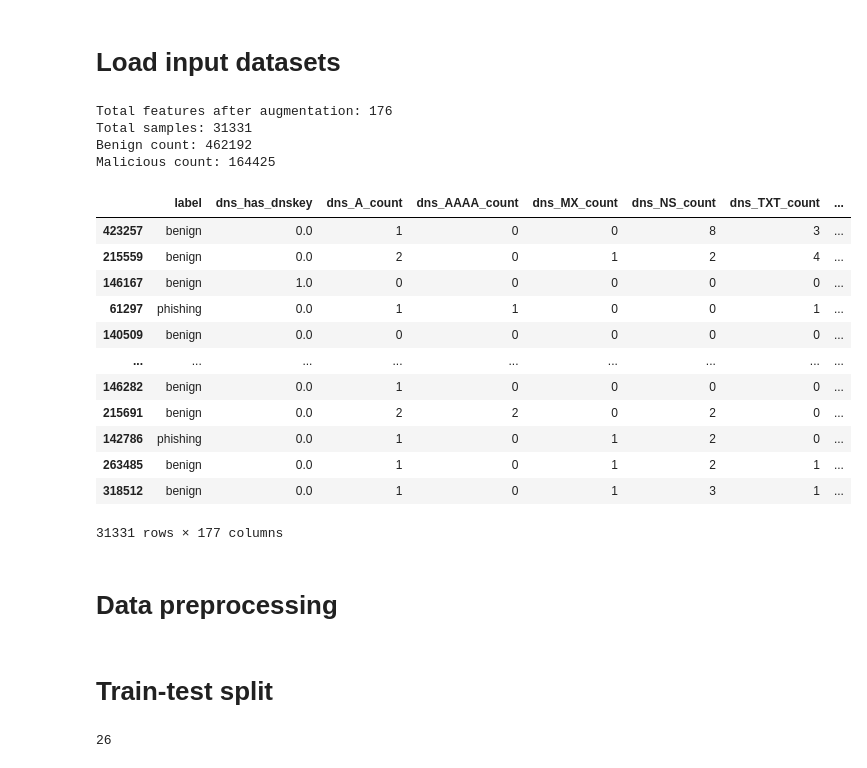
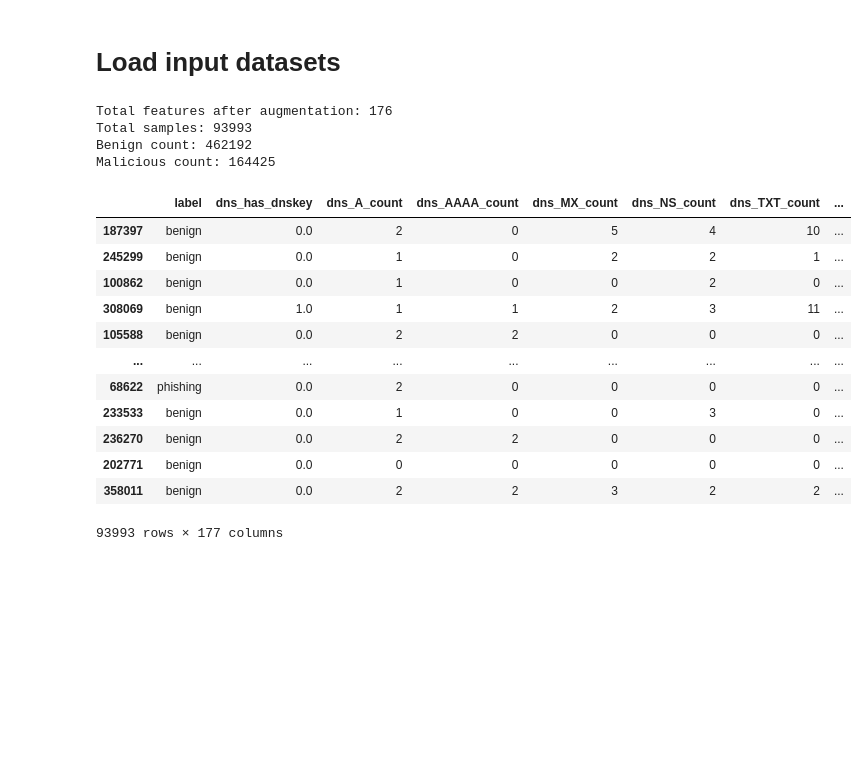
Before and after one commit to poli-cz/Domain-Ensemble-pipeline, a Jupyter notebook: src/pycaret.ipynb, the cells around one changed output. Drawn from its saved outputs; the diff is of its cells as text; code cells hidden in the pictures; blank space fills up the shorter version.

```diff
--- a/src/pycaret.ipynb
+++ b/src/pycaret.ipynb
@@ -84,7 +85,7 @@ class_map = {benign_label: 0, malicious_label: 1}
 # ===================
 # AUTO BALANCING !!!
 # Subsample benign to match the size of malicious
-# df_benign = df_benign.sample(n=len(df_malicious))
+#df_benign = df_benign.sample(n=len(df_malicious))
 # ===================
 
 # Concatentate benign and malicious
@@ -108,46 +109,44 @@ df = cast_timestamp(df)
 # Handle NaNs
 df.fillna(-1, inplace=True)
 
 
 # SUBSAMPLE1 (OPTIONAL)
-subsample = 1.00 # 1.0 means no subsample
+subsample = 0.15 # 1.0 means no subsample
 if subsample < 1.0:
     df = df.sample(frac=subsample)
 
 # Drop the domain name column
 df.drop("domain_name", axis=1, inplace=True)
 
 
 labels = df['label'].apply(lambda x: class_map[x]) # y vector
 features = df.drop('label', axis=1).copy() # X matrix
 
 
 print(f"Total features after augmentation: {features.shape[1]}")
 
 print(f"Total samples: {len(df)}")
 print(f"Benign count: {len(df_benign)}")
 print(f"Malicious count: {len(df_malicious)}")
 
 
 
 df
 # %% [output]
 Total features after augmentation: 176
-Total samples: 31331
+Total samples: 93993
 Benign count: 462192
 Malicious count: 164425
 |  | label | dns_has_dnskey | dns_A_count | dns_AAAA_count | dns_MX_count | dns_NS_count | dns_TXT_count | ... |
-| 423257 | benign | 0.0 | 1 | 0 | 0 | 8 | 3 | ... |
-| 215559 | benign | 0.0 | 2 | 0 | 1 | 2 | 4 | ... |
-| 146167 | benign | 1.0 | 0 | 0 | 0 | 0 | 0 | ... |
-| 61297 | phishing | 0.0 | 1 | 1 | 0 | 0 | 1 | ... |
-| 140509 | benign | 0.0 | 0 | 0 | 0 | 0 | 0 | ... |
+| 187397 | benign | 0.0 | 2 | 0 | 5 | 4 | 10 | ... |
+| 245299 | benign | 0.0 | 1 | 0 | 2 | 2 | 1 | ... |
+| 100862 | benign | 0.0 | 1 | 0 | 0 | 2 | 0 | ... |
+| 308069 | benign | 1.0 | 1 | 1 | 2 | 3 | 11 | ... |
+| 105588 | benign | 0.0 | 2 | 2 | 0 | 0 | 0 | ... |
 | ... | ... | ... | ... | ... | ... | ... | ... | ... |
-| 146282 | benign | 0.0 | 1 | 0 | 0 | 0 | 0 | ... |
-| 215691 | benign | 0.0 | 2 | 2 | 0 | 2 | 0 | ... |
-| 142786 | phishing | 0.0 | 1 | 0 | 1 | 2 | 0 | ... |
-| 263485 | benign | 0.0 | 1 | 0 | 1 | 2 | 1 | ... |
-| 318512 | benign | 0.0 | 1 | 0 | 1 | 3 | 1 | ... |
+| 68622 | phishing | 0.0 | 2 | 0 | 0 | 0 | 0 | ... |
+| 233533 | benign | 0.0 | 1 | 0 | 0 | 3 | 0 | ... |
+| 236270 | benign | 0.0 | 2 | 2 | 0 | 0 | 0 | ... |
+| 202771 | benign | 0.0 | 0 | 0 | 0 | 0 | 0 | ... |
+| 358011 | benign | 0.0 | 2 | 2 | 3 | 2 | 2 | ... |
-31331 rows × 177 columns
+93993 rows × 177 columns
-# %% [markdown]
-# Data preprocessing
@@ -167,18 +152,0 @@ pd.set_option('display.max_columns', None)
-# %% [markdown]
-# Train-test split
-# %%
-from sklearn.model_selection import train_test_split
-
-X_train, X_test, Y_train, Y_test = train_test_split(
-  features,
-  labels,
-  test_size=0.2,
-  random_state=42,
-  shuffle=True,
-  stratify=labels
-)
-
-# print number of features
-print(X_train.shape[1])
-# %% [output]
-26
```
Also changed, not shown: parts of 19 cells of this notebook, 1 other file.
